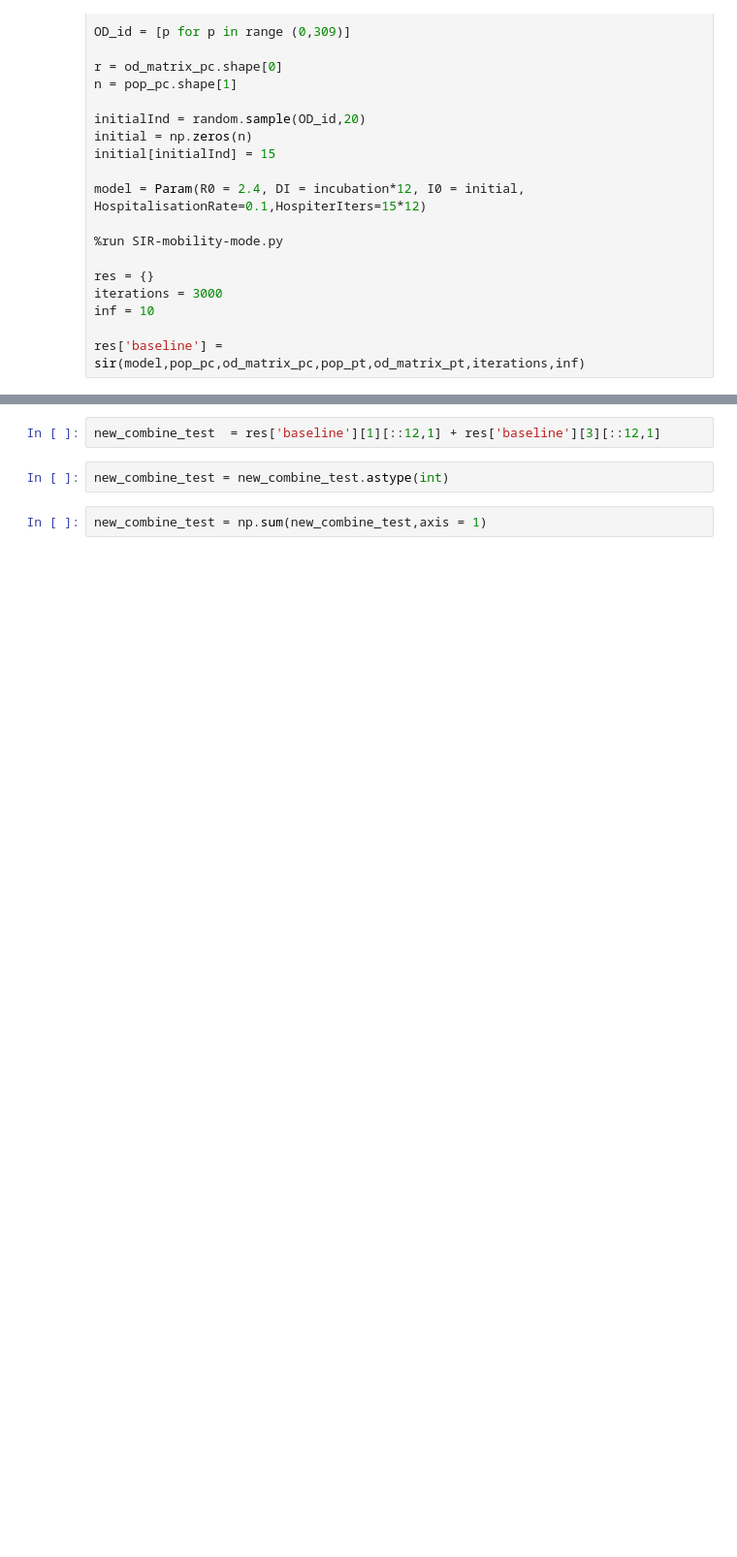
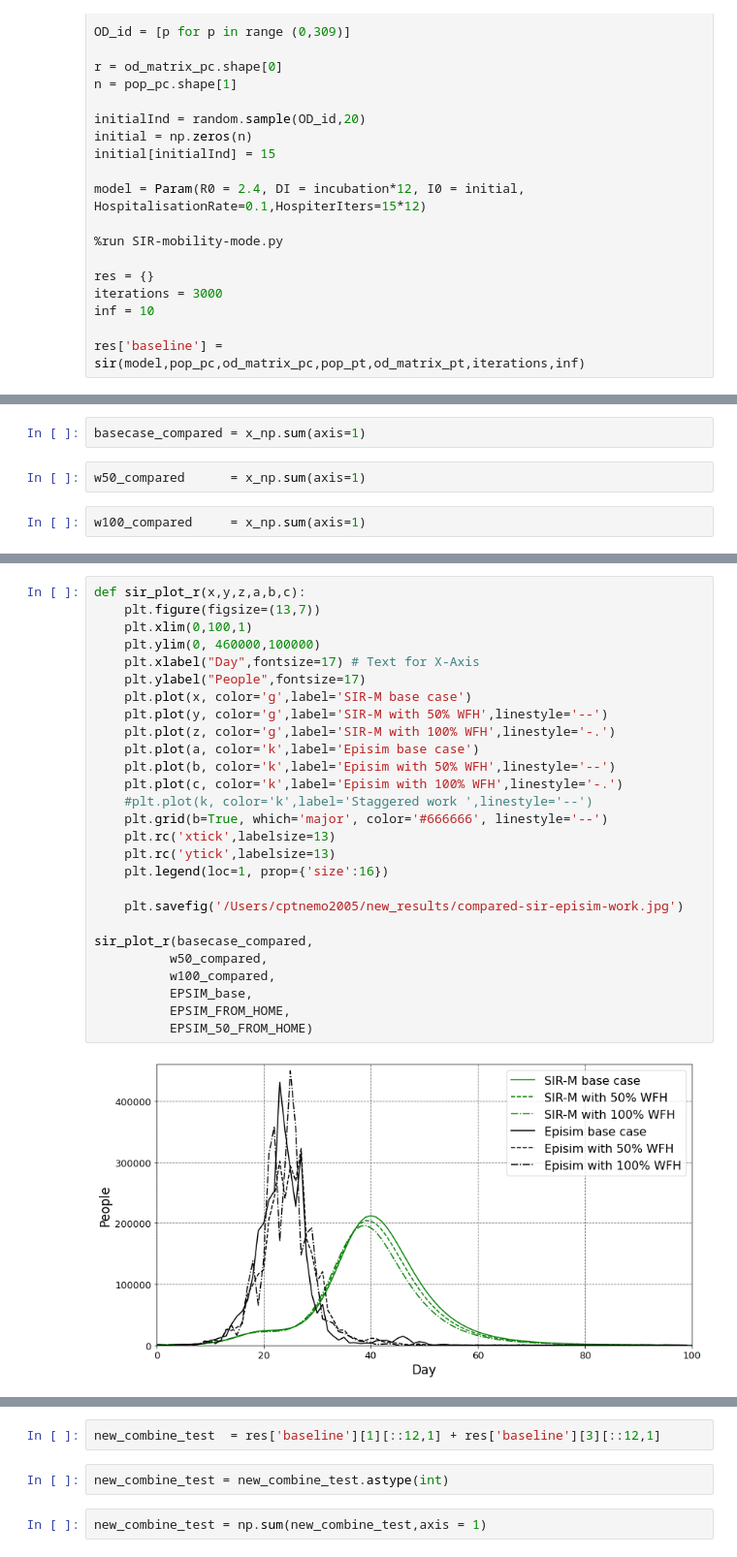
Before and after one commit to captainnemo2005/compartmentmodel, a Jupyter notebook: GoldenModel.ipynb, the cells around one changed output, grey strips where cells are left out. Shown at 97% size. Drawn from its saved outputs; the diff is of its cells as text; blank space fills up the shorter version.

```diff
--- a/GoldenModel.ipynb
+++ b/GoldenModel.ipynb
@@ -89,0 +97,6 @@ res['baseline'] = sir(model,pop_pc,od_matrix_pc,pop_pt,od_matrix_pt,iterations,i
+# %%
+basecase_compared = x_np.sum(axis=1)
+# %%
+w50_compared      = x_np.sum(axis=1)
+# %%
+w100_compared     = x_np.sum(axis=1)
@@ -89,0 +134,29 @@ res['baseline'] = sir(model,pop_pc,od_matrix_pc,pop_pt,od_matrix_pt,iterations,i
+# %%
+def sir_plot_r(x,y,z,a,b,c):
+    plt.figure(figsize=(13,7))
+    plt.xlim(0,100,1)
+    plt.ylim(0, 460000,100000)
+    plt.xlabel("Day",fontsize=17) # Text for X-Axis
+    plt.ylabel("People",fontsize=17)
+    plt.plot(x, color='g',label='SIR-M base case')
+    plt.plot(y, color='g',label='SIR-M with 50% WFH',linestyle='--')
+    plt.plot(z, color='g',label='SIR-M with 100% WFH',linestyle='-.')
+    plt.plot(a, color='k',label='Episim base case')
+    plt.plot(b, color='k',label='Episim with 50% WFH',linestyle='--')
+    plt.plot(c, color='k',label='Episim with 100% WFH',linestyle='-.')
+    #plt.plot(k, color='k',label='Staggered work ',linestyle='--')
+    plt.grid(b=True, which='major', color='#666666', linestyle='--')
+    plt.rc('xtick',labelsize=13)
+    plt.rc('ytick',labelsize=13)
+    plt.legend(loc=1, prop={'size':16})
+
+    plt.savefig('/Users/cptnemo2005/new_results/compared-sir-episim-work.jpg')
+
+sir_plot_r(basecase_compared,
+          w50_compared,
+          w100_compared,
+          EPSIM_base,
+          EPSIM_FROM_HOME,
+          EPSIM_50_FROM_HOME)
+# %% [output]
+[figure, added]
```
Also changed, not shown: parts of 9 cells of this notebook, 4 other files.
